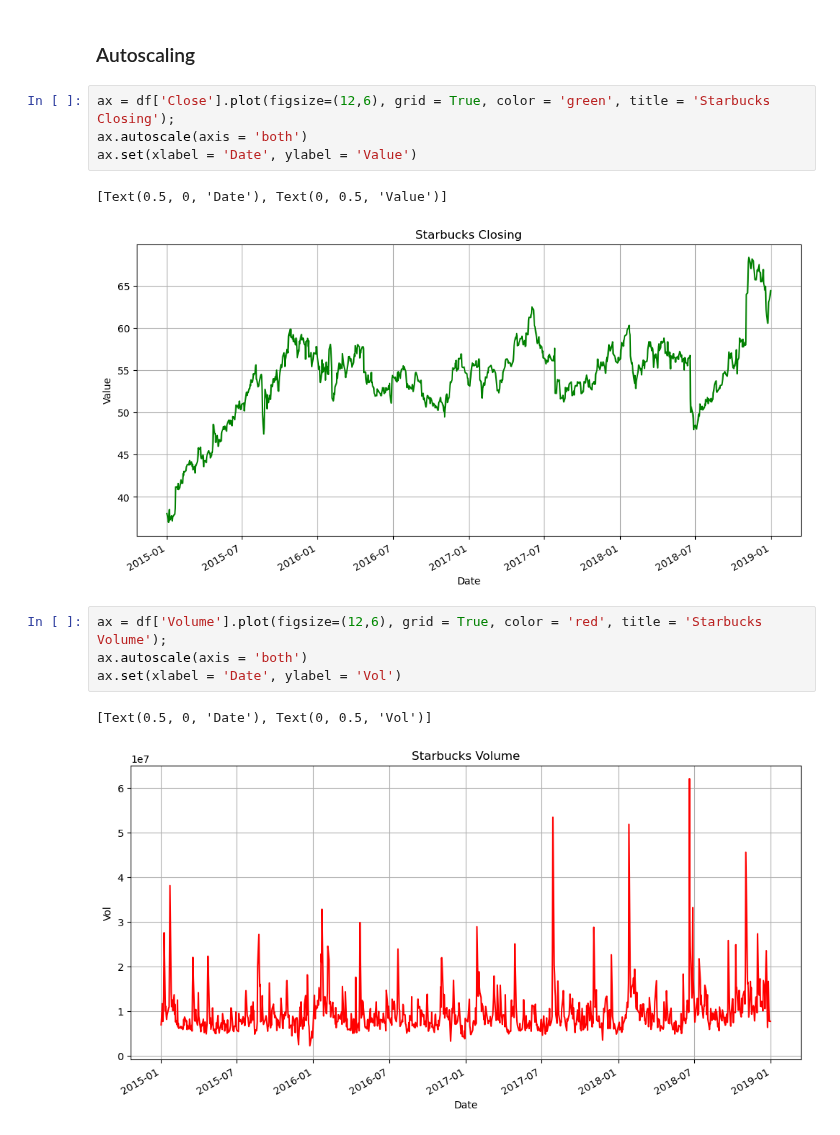
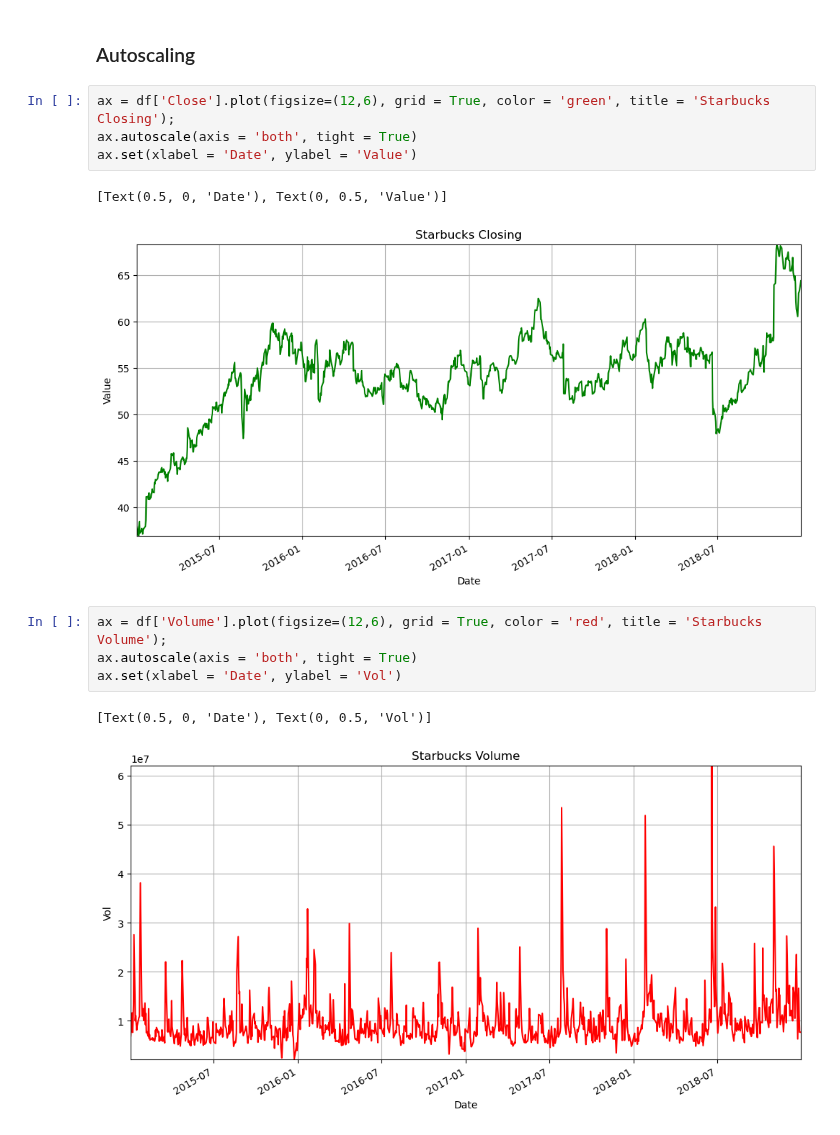
Before and after one commit to Shiska07/Data-Science-and-Machine-Learning, a Jupyter notebook: Time-Series-Analysis/Datetime Analysis.ipynb, the cells around one changed output. Drawn from its saved outputs; the diff is of its cells as text.

```diff
--- a/Time-Series-Analysis/Datetime Analysis.ipynb
+++ b/Time-Series-Analysis/Datetime Analysis.ipynb
@@ -351,15 +351,15 @@ df.Volume.plot(figsize = (12, 5), grid = True, color = 'red', title = 'Starbucks
 ### Autoscaling
 # %%
 ax = df['Close'].plot(figsize=(12,6), grid = True, color = 'green', title = 'Starbucks Closing');
-ax.autoscale(axis = 'both')
+ax.autoscale(axis = 'both', tight = True)
 ax.set(xlabel = 'Date', ylabel = 'Value')
 # %% [output]
 [Text(0.5, 0, 'Date'), Text(0, 0.5, 'Value')]
-[figure, old version]
+[figure, new version]
 # %%
 ax = df['Volume'].plot(figsize=(12,6), grid = True, color = 'red', title = 'Starbucks Volume');
-ax.autoscale(axis = 'both')
+ax.autoscale(axis = 'both', tight = True)
 ax.set(xlabel = 'Date', ylabel = 'Vol')
 # %% [output]
 [Text(0.5, 0, 'Date'), Text(0, 0.5, 'Vol')]
-[figure, old version]
+[figure, new version]
```
Also changed, not shown: parts of 3 cells of this notebook.
